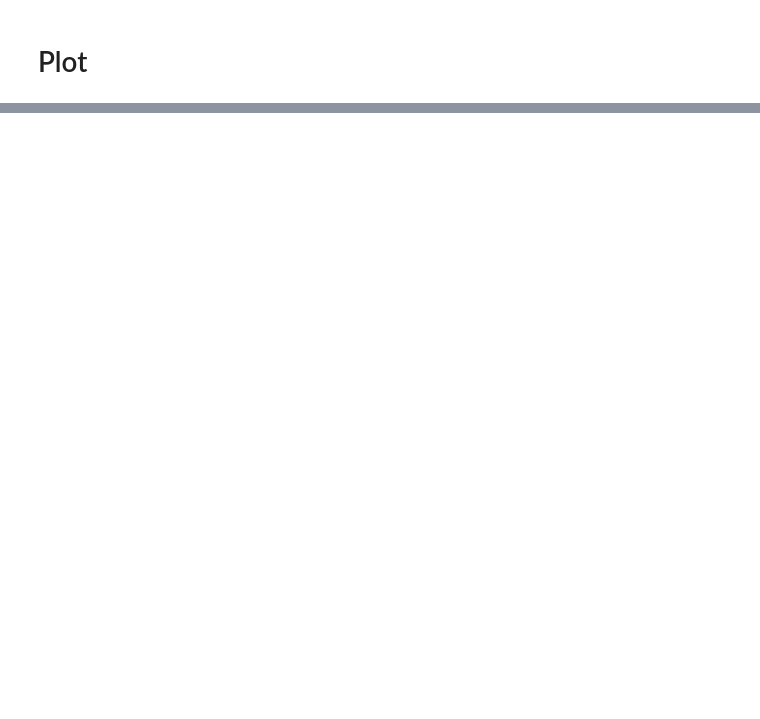
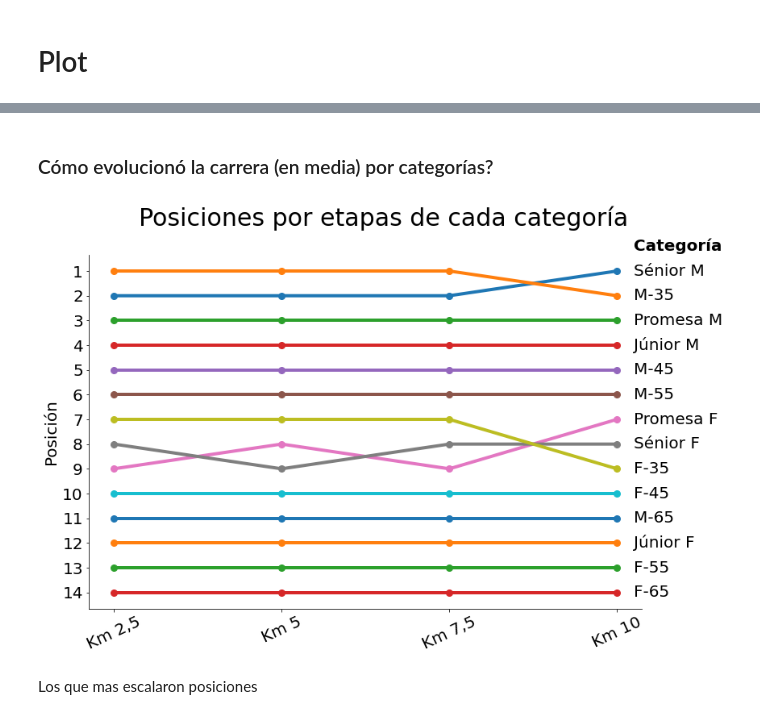
Before and after one commit to mmngreco/sansilvestre, a Jupyter notebook: 2021/analysis.ipynb, the cells around one changed output, grey strips where cells are left out. Drawn from its saved outputs; the diff is of its cells as text; code cells hidden in the pictures; blank space fills up the shorter version.

```diff
--- a/2021/analysis.ipynb
+++ b/2021/analysis.ipynb
@@ -150,0 +198,25 @@ len(data[data["Ritmo Min/Km. 10"] > 13])
+# %% [markdown]
+### Cómo evolucionó la carrera (en media) por categorías?
+# %%
+df = data.groupby("Categ.").mean()[TIEMPOS].rank().sort_values(TIEMPOS[-1], ascending=True).T
+kw = dict(linewidth=4, markersize=8, marker="o", legend=False, figsize=(12,8))
+ax = df.plot(**kw)
+t_kw = dict(horizontalalignment='left', verticalalignment='center', fontsize=20)
+plt.text(3.1, 0, "Categoría", **t_kw, fontweight="bold")
+for c in df.columns:
+    plt.text(3.1, df.loc[TIEMPOS[-1], c], c, **t_kw)
+ax.invert_yaxis()
+ax.set_yticks(range(1, 15))
+ax.spines['top'].set_visible(False)
+ax.spines['right'].set_visible(False)
+plt.ylabel("Posición", fontsize=20)
+plt.xticks(range(4), labels=["Km 2,5", "Km 5", "Km 7,5", "Km 10"], rotation=25, fontsize=20)
+plt.yticks(fontsize=20)
+plt.suptitle("Posiciones por etapas de cada categoría", fontsize=30)
+plt.set_cmap("tab20")
+plt.tight_layout()
+plt.show()
+# %% [output]
+[figure, added]
+# %% [markdown]
+Los que mas escalaron posiciones
```
Also changed, not shown: parts of 38 cells of this notebook, 3 other files.
